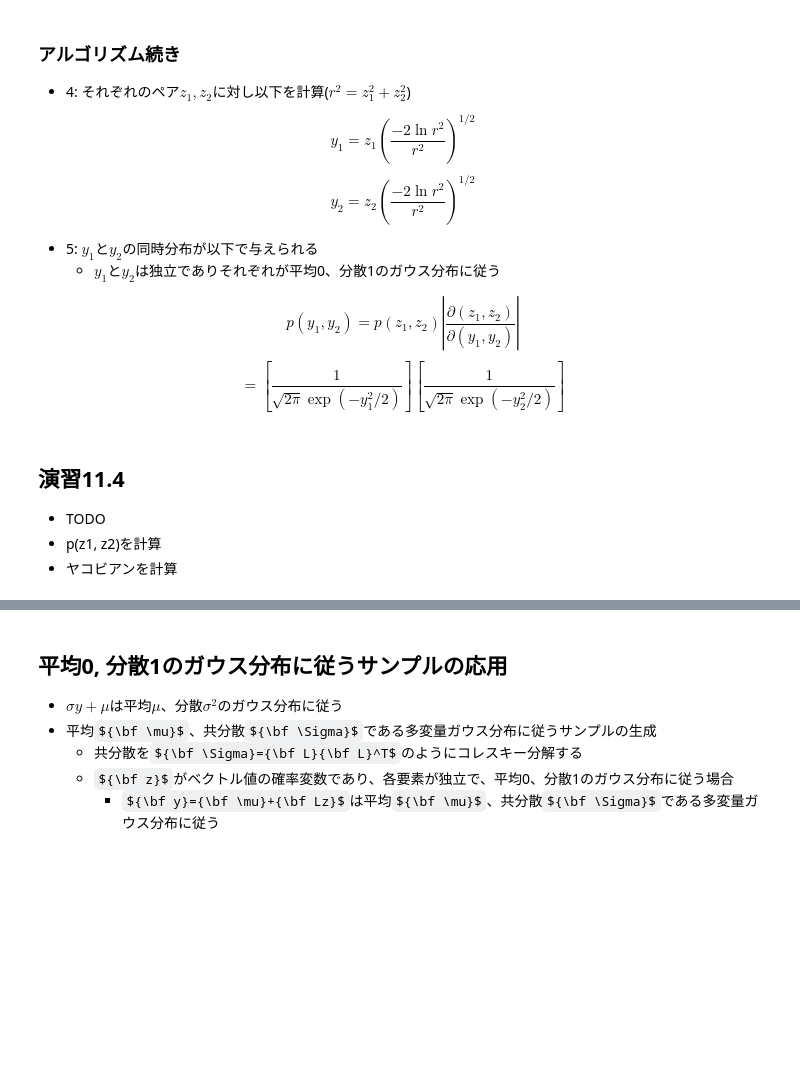
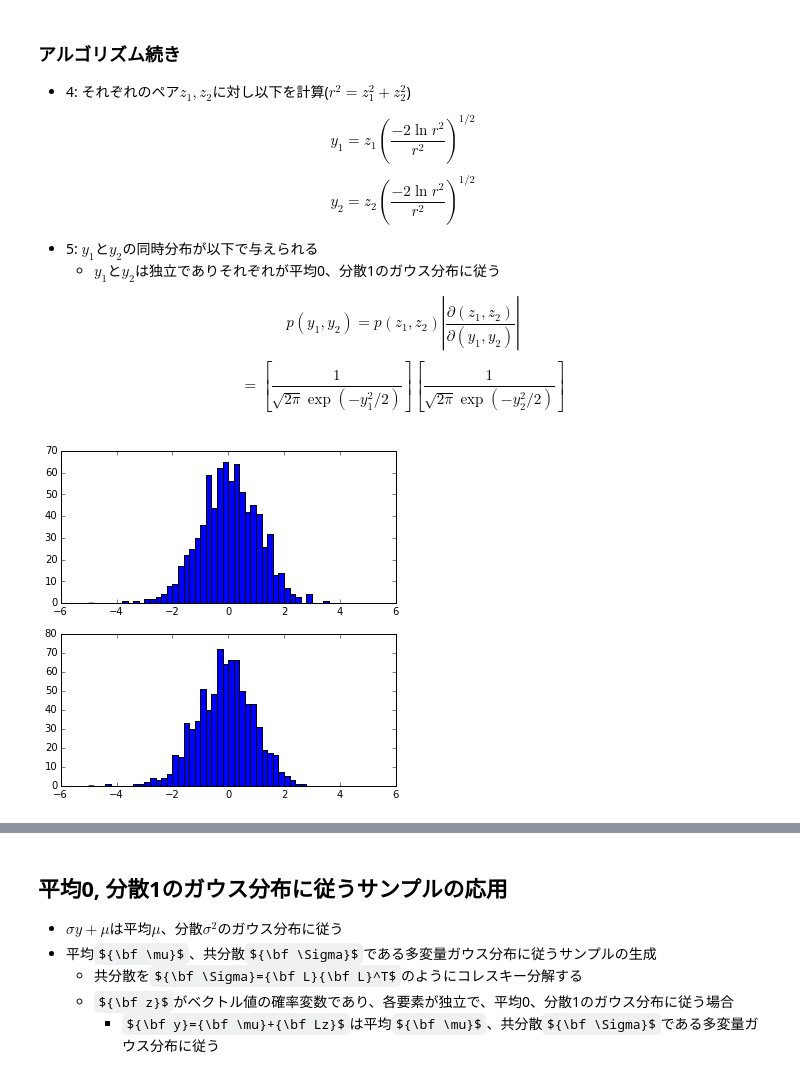
Before and after one commit to wrist/prml_ipynbs, a Jupyter notebook: chapter11/PRMLChapter11.ipynb, the cells around one changed output, grey strips where cells are left out. Saved outputs shown, nothing was run; the diff lists cells and outputs as text; code cells hidden in the pictures; some formulas as TeX source; blank space fills up the shorter version.

```diff
--- a/chapter11/PRMLChapter11.ipynb
+++ b/chapter11/PRMLChapter11.ipynb
@@ -278,9 +362,18 @@ $$ y_2 = z_2 \left( \frac{-2\ln r^2}{r^2}\right) ^{1/2} $$
 
 $$ p(y_1, y_2) = p(z_1, z_2) \left| \frac{\partial (z_1, z_2)}{\partial (y_1, y_2)} \right| $$
 $$ = \left[ \frac{1}{\sqrt{2\pi}\exp(-y_1^2/2)} \right] \left[ \frac{1}{\sqrt{2\pi}\exp(-y_2^2/2)} \right] $$
-# %% [markdown]
-## 演習11.4 ##
-
-* TODO
-* p(z1, z2)を計算
-* ヤコビアンを計算
+# %%
+def y_pairs_from_z_pairs(z_pairs):
+    r_power = (z_pairs[:, 0] ** 2) + (z_pairs[:,1] ** 2)
+    common_term = np.sqrt((-2.0 * np.log(r_power)) / r_power)
+    return z_pairs * common_term[:, np.newaxis]
+
+y_pairs = y_pairs_from_z_pairs(z_pairs)
+# %%
+fig = plt.figure(1, figsize=(6, 6))
+ax = fig.add_subplot(211)
+_ = ax.hist(y_pairs[:,0], bins=50, range=(-5.0, 5.0))
+ax = fig.add_subplot(212)
+_ = ax.hist(y_pairs[:,1], bins=50, range=(-5.0, 5.0))
+# %% [output]
+[figure, added]
```
Also changed, not shown: parts of 38 cells of this notebook, 1 other file.
